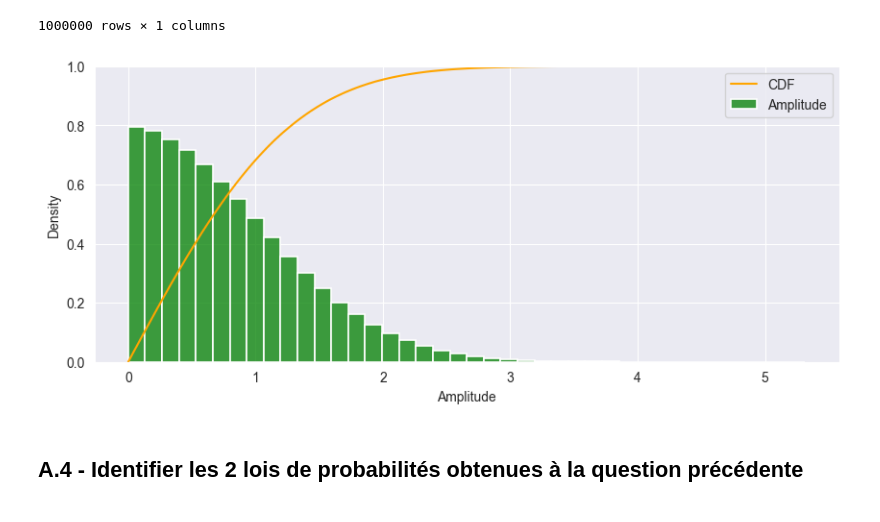
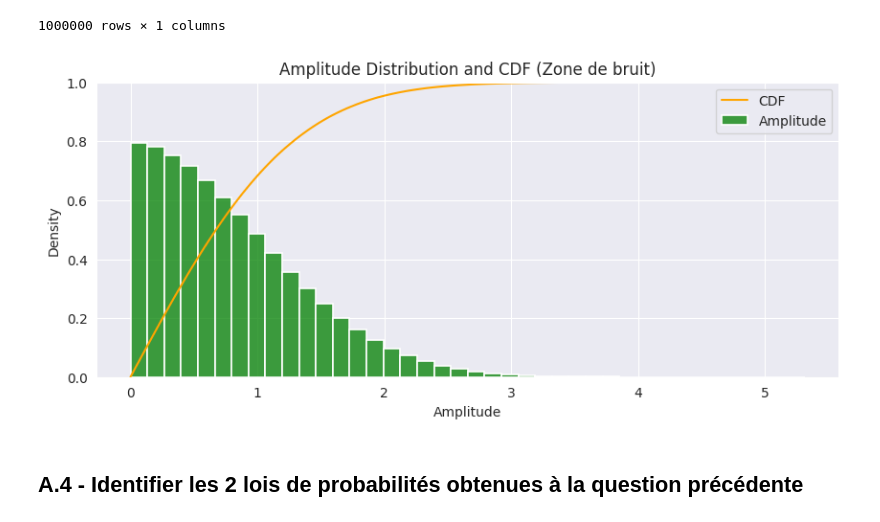
Before and after one commit to eusoumarkinhoz/Stats_Prob-3-Tests-hypothese, a Jupyter notebook: Partie 2 _ Tests-hypthese/Stats-Tests_Hypotheses.ipynb, the cells around one changed output. Cells and saved outputs as stored; diff of their text form; code cells hidden in the pictures.

```diff
--- a/Partie 2 _ Tests-hypthese/Stats-Tests_Hypotheses.ipynb
+++ b/Partie 2 _ Tests-hypthese/Stats-Tests_Hypotheses.ipynb
@@ -150,21 +150,22 @@ bruit_seul_abs
 # %%
 sns.histplot(bruit_seul_abs['Amplitude'],
              #kde=True,
              bins=int(40),
              color = 'green',
              edgecolor = 'white',
              linewidth=1.2,
              stat='density',
              label='Amplitude'
              )
 
 sns.ecdfplot(data=bruit_seul_abs, x='Amplitude', color='orange', label='CDF')
 
+plt.title('Amplitude Distribution and CDF (Zone de bruit)')
 plt.gcf().set_size_inches(10, 4)
 plt.legend()
 plt.show()
 # %% [output]
-[figure, old version]
+[figure, new version]
 # %% [markdown]
 ## A.4 - Identifier les 2 lois de probabilités obtenues à la question précédente
 # %% [markdown]
```
Also changed, not shown: parts of 42 cells of this notebook, 1 other file.
